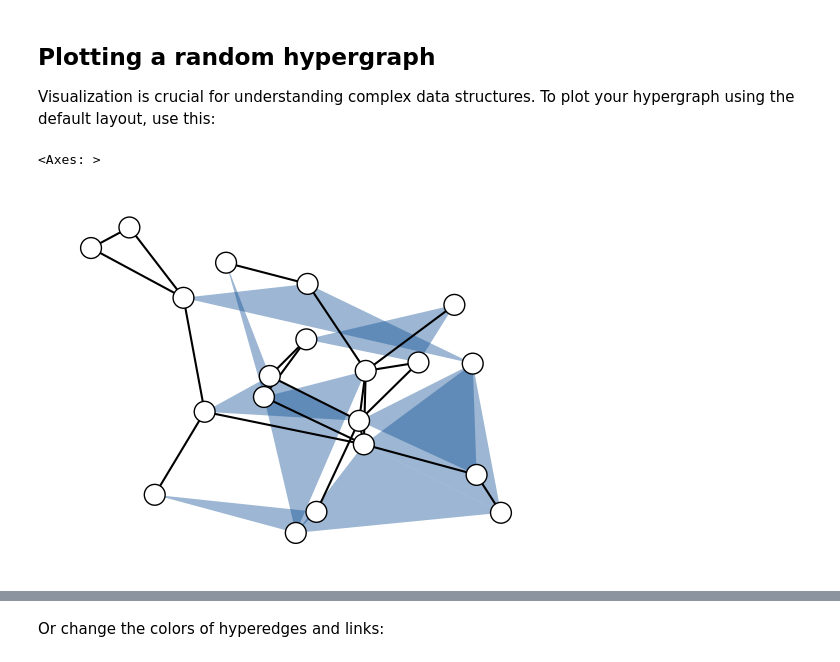
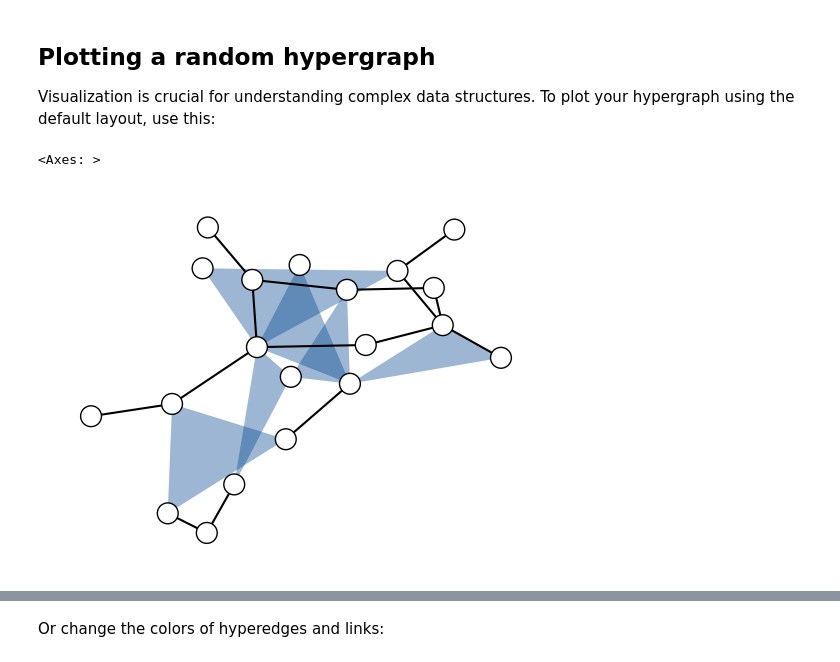
Before and after one commit to xgi-org/xgi, a Jupyter notebook: tutorials/XGI in 5 minutes.ipynb, the cells around one changed output, grey strips where cells are left out. Drawn from its saved outputs; the diff is of its cells as text; code cells hidden in the pictures.

```diff
--- a/tutorials/XGI in 5 minutes.ipynb
+++ b/tutorials/XGI in 5 minutes.ipynb
@@ -44,9 +44,10 @@ Unnamed Hypergraph with 20 nodes and 30 hyperedges
 ## Plotting a random hypergraph
 
 Visualization is crucial for understanding complex data structures. To plot your hypergraph using the default layout, use this:
-# %%
-xgi.draw(H)
-# %% [output]
-<Axes: >
-[figure, removed]
+# %%
+pos = xgi.barycenter_spring_layout(H, seed=1)
+xgi.draw(H, pos=pos)
+# %% [output]
+<Axes: >
+[figure, added]
 # %% [markdown]
```
Also changed, not shown: parts of 13 cells of this notebook.
